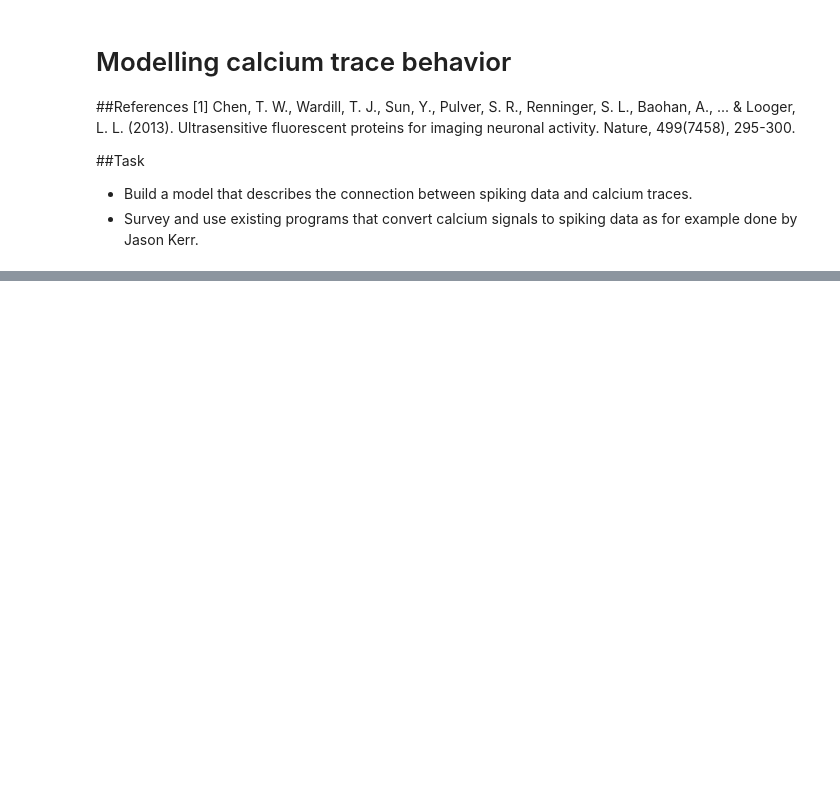
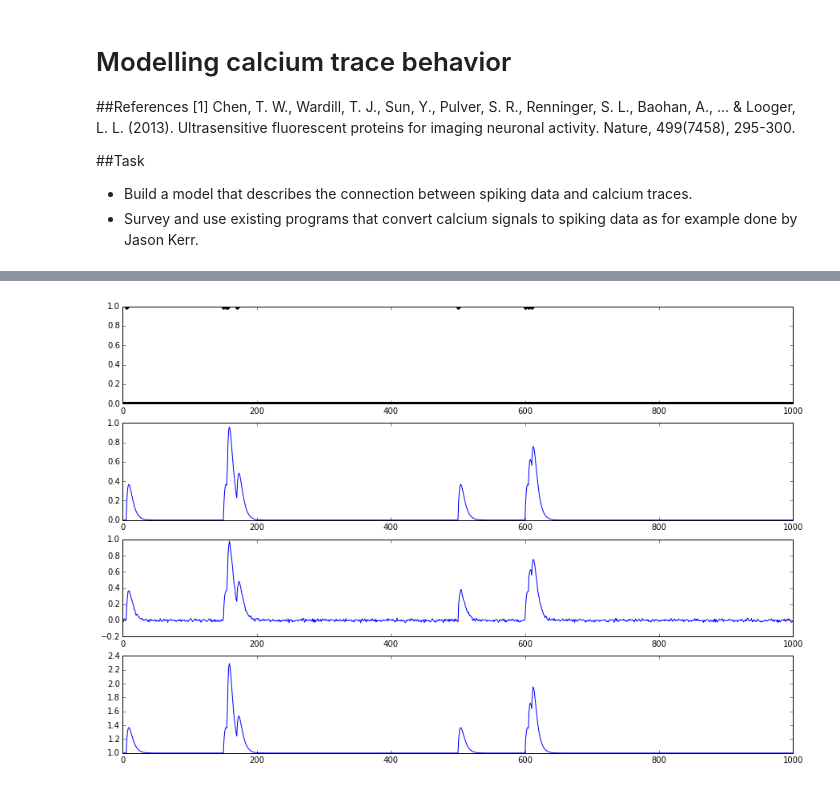
Before and after one commit to jvs--/neuco, a Jupyter notebook: notebooks/SpikeToCalcium.ipynb, the cells around one changed output, grey strips where cells are left out. Cells and saved outputs as stored; diff of their text form; code cells hidden in the pictures; blank space fills up the shorter version.

Commit message:
Added crude additive and multiplicative template behaviour

```diff
--- a/notebooks/SpikeToCalcium.ipynb
+++ b/notebooks/SpikeToCalcium.ipynb
@@ -97,0 +104,83 @@ plt.show()
+# %%
+def produceCalciumTraceAdditive(spiketrain, temp):
+    # given a spike train produce the likely calcium trace
+    values = np.zeros_like(spiketrain)
+    #print(values)
+    for i, slot in enumerate(spiketrain):
+        if slot == 0:
+            # in case nothing occures add string of zeros
+            values[i] += 0
+        elif slot == 1:
+            # in case a spike occured add template piece
+            for j, value in enumerate(temp):
+                #print(j)
+                if i + j < len(values):
+                    values[i+j] = values[i+j] + value
+                #print(values)
+        else:
+            values.append(0)
+    return values
+
+def produceCalciumTraceMultiplicative(spiketrain, temp):
+    # given a spike train produce the likely calcium trace
+    values = np.ones_like(spiketrain)
+    beta = 1
+    #print(values)
+    for i, slot in enumerate(spiketrain):
+        if slot == 0:
+            # in case nothing occures add string of zeros
+            values[i] += 0
+        elif slot == 1:
+            # in case a spike occured add template piece
+            for j, value in enumerate(temp):
+                #print(j)
+                if i + j < len(values):
+                    values[i+j] = values[i+j] * (value +1) * beta
+                #print(values)
+        else:
+            values.append(0)
+    return values
+
+
+# Template has the form of an alpha function
+# the length of the template is given by the time interval t
+t = np.arange(0.0, 10.0, 0.25)
+template = alpha_func(t)
+#template = [2,3,4,5]
+
+spiketrain = np.zeros(1000)
+spiketrain[5] = 1
+spiketrain[150] = 1
+spiketrain[155] = 1
+spiketrain[156] = 1
+spiketrain[170] = 1
+spiketrain[500] = 1
+spiketrain[600] = 1
+spiketrain[605] = 1
+spiketrain[610] = 1
+
+x = produceCalciumTraceAdditive(spiketrain, template)
+x2 = produceCalciumTraceMultiplicative(spiketrain, template)
+
+# Add noise to make the data more realistic
+# In real 2-photon microscopy data we have about 10% noise
+noisy_x = addnoise(x)
+
+
+# PLOTTING ##################################################
+plt.figure(figsize=(15, 10))
+plt.subplot(411)
+plt.plot(spiketrain, '.k', ms=10)
+
+plt.subplot(412)
+plt.plot(x)
+
+plt.subplot(413)
+plt.plot(noisy_x)
+
+plt.subplot(414)
+plt.plot(x2)
+
+plt.show()
+# %% [output]
+[figure, added]
```
Also changed, not shown: parts of 3 cells of this notebook.
